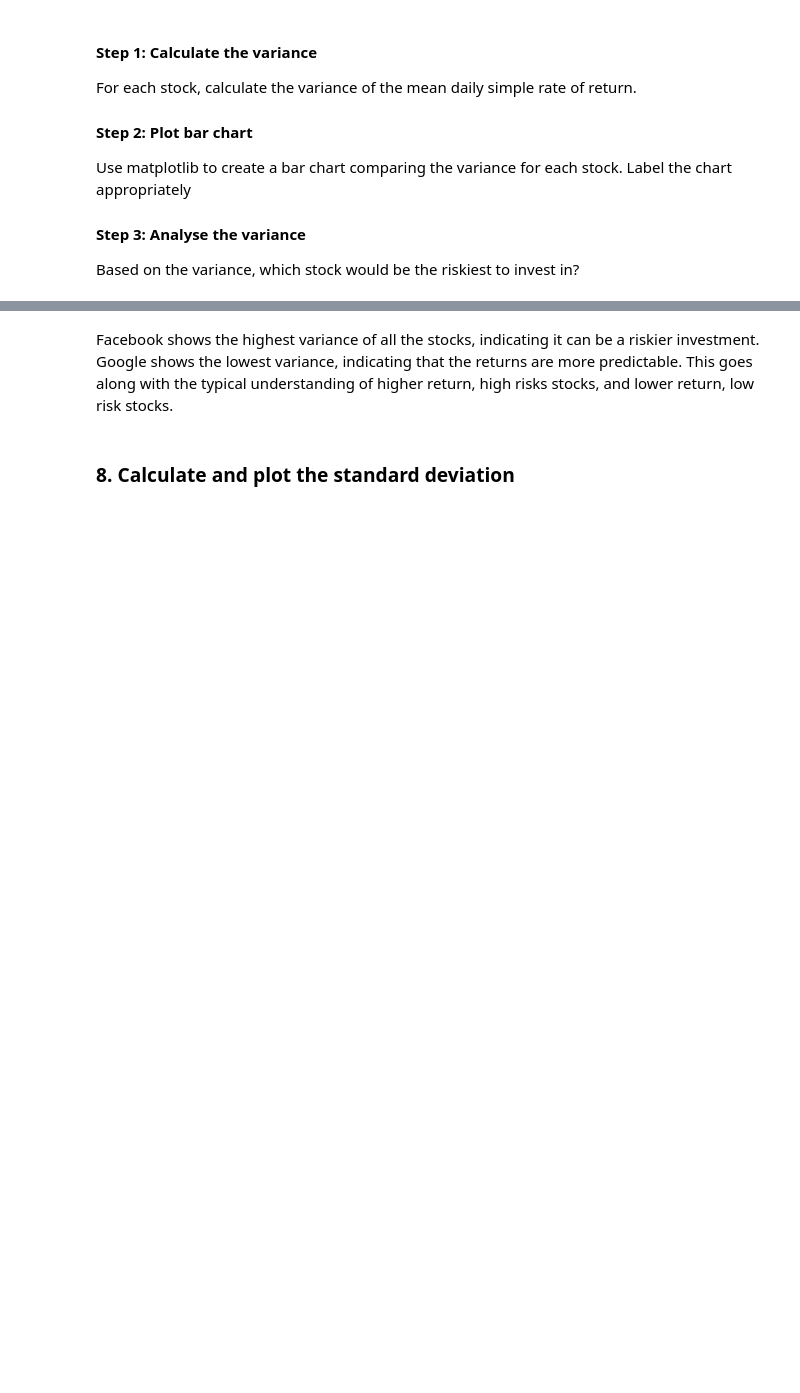
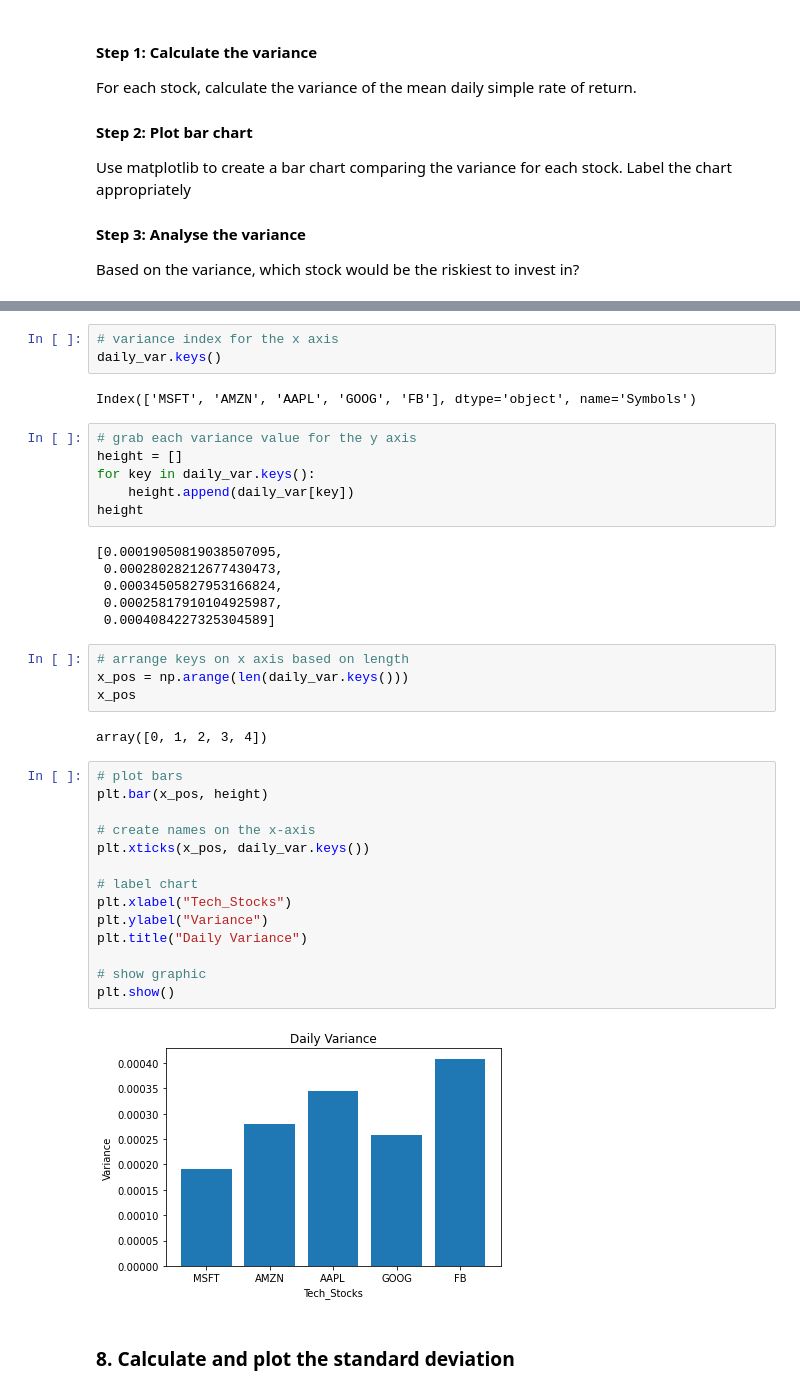
Before and after one commit to gabrielatijerina/codecademy-projects, a Jupyter notebook: visualizing_tech_stocks.ipynb, the cells around one changed output, grey strips where cells are left out. Drawn from its saved outputs; the diff is of its cells as text; blank space fills up the shorter version.

```diff
--- a/visualizing_tech_stocks.ipynb
+++ b/visualizing_tech_stocks.ipynb
@@ -202,5 +210,42 @@ daily_var
-# %% [markdown]
-Facebook shows the highest variance of all the stocks, indicating it can be a riskier investment. Google shows the lowest variance, indicating that the returns are more predictable. This goes along with the typical understanding of higher return, high risks stocks, and lower return, low risk stocks.
+# %%
+# variance index for the x axis
+daily_var.keys()
+# %% [output]
+Index(['MSFT', 'AMZN', 'AAPL', 'GOOG', 'FB'], dtype='object', name='Symbols')
+# %%
+# grab each variance value for the y axis
+height = []
+for key in daily_var.keys():
+    height.append(daily_var[key])
+height
+# %% [output]
+[0.00019050819038507095,
+ 0.00028028212677430473,
+ 0.00034505827953166824,
+ 0.00025817910104925987,
+ 0.0004084227325304589]
+# %%
+# arrange keys on x axis based on length
+x_pos = np.arange(len(daily_var.keys()))
+x_pos
+# %% [output]
+array([0, 1, 2, 3, 4])
+# %%
+# plot bars
+plt.bar(x_pos, height)
+
+# create names on the x-axis
+plt.xticks(x_pos, daily_var.keys())
+
+# label chart
+plt.xlabel("Tech_Stocks")
+plt.ylabel("Variance")
+plt.title("Daily Variance")
+
+# show graphic
+plt.show()
+# %% [output]
+[figure, added]
 # %% [markdown]
 ### 8. Calculate and plot the standard deviation
 # %% [markdown]
```
Also changed, not shown: parts of 9 cells of this notebook.
